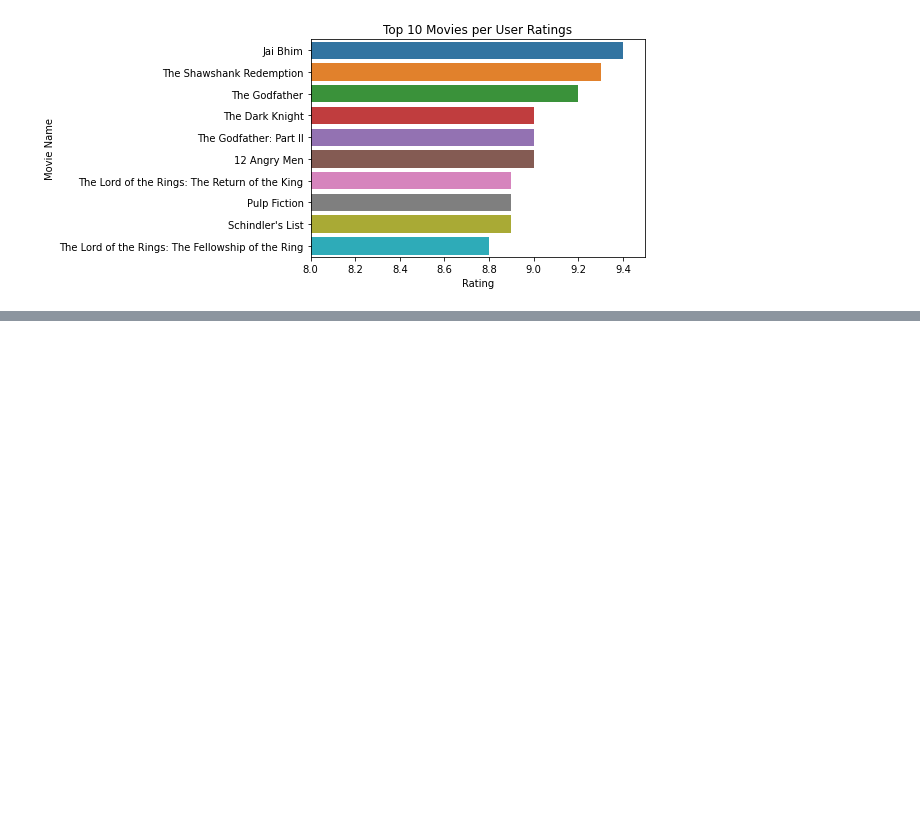
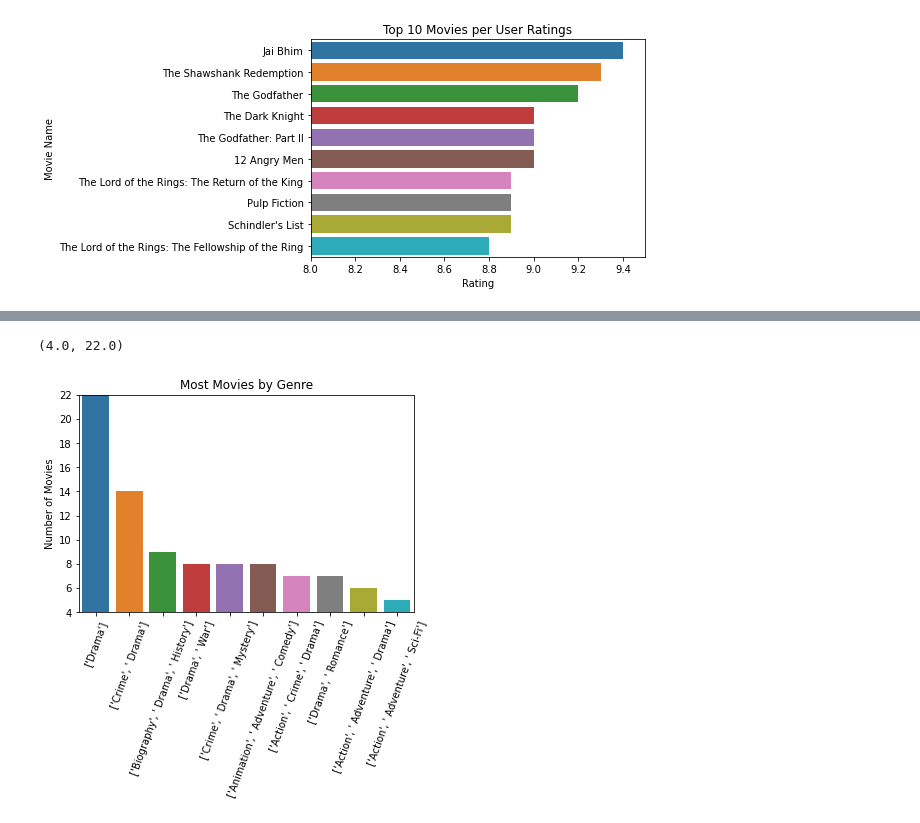
Before and after one commit to fcyydd/movie-recommender, a Jupyter notebook: analysis.ipynb, the cells around one changed output, grey strips where cells are left out. Drawn from its saved outputs; the diff is of its cells as text; code cells hidden in the pictures; blank space fills up the shorter version.

```diff
--- a/analysis.ipynb
+++ b/analysis.ipynb
@@ -54,0 +98,10 @@ alt.Chart(data).mark_circle(opacity=0.3, color='purple').encode(
+# %%
+genre_top10 = data['Genre'].value_counts(ascending=False).head(10)
+sns.barplot(x=genre_top10.index, y=genre_top10)
+plt.title('Most Movies by Genre')
+plt.ylabel('Number of Movies')
+plt.xticks(rotation=70)
+plt.ylim(4,22)
+# %% [output]
+(4.0, 22.0)
+[figure, added]
```
Also changed, not shown: parts of 7 cells of this notebook.
